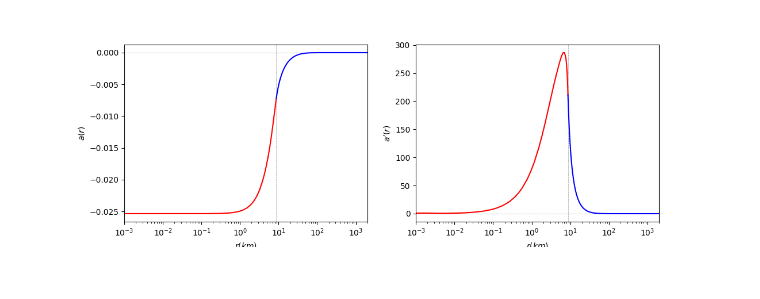
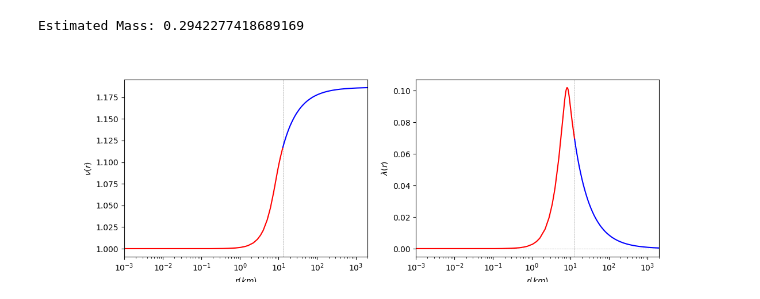
Before and after one commit to omarxz/pyTOVsolver, a Jupyter notebook: inference_M-R.ipynb, the cells around one changed output. Drawn from its saved outputs; the diff is of its cells as text; code cells hidden in the pictures.

```diff
--- a/inference_M-R.ipynb
+++ b/inference_M-R.ipynb
@@ -53,2 +21,0 @@ print(GR_mass[idx])
-# %%
-rho_c = create_r_mesh(4e14,1.778e16, 50)
@@ -74,0 +157,7 @@ rho_c
+# %%
+run_to_plot = run_name[1]
+
+for idx in range(len(combined_df.loc[run_to_plot])):
+    a_out_i = array_solutions['a_out'][(run_to_plot,idx)]
+    if abs(a_out_i[-1])>1e-10:
+        print(f"For star {idx}, a'(r_far) = {a_out_i[-1]}")
@@ -74,0 +190,23 @@ rho_c
+# %%
+idx = 39
+r_in = array_solutions['r_inside'][(run_to_plot,idx)]
+r_out = array_solutions['r_outside'][(run_to_plot,idx)]
+nu_out = array_solutions['nu_out'][(run_to_plot,idx)]
+
+
+radius = combined_df.loc[(run_to_plot, idx), 'radius']
+mass = combined_df.loc[(run_to_plot, idx), 'mass']
+rho_c = combined_df.loc[(run_to_plot, idx), 'rho_c']
+
+
+print(f"Star of rho_c = {rho_c:0.3e} ---> M,R = ({mass:0.3f} Solar Masses\t,\t {radius/1e5} km) ")
+plt.close('all')
+
+# set the figure size large enough to accommodate two side-by-side plots
+plt.figure(figsize=(12, 4))
+
+plot_full_side_by_side(r_in, r_out, radius, array_solutions['a_in'][(run_to_plot,idx)], array_solutions['a_out'][(run_to_plot,idx)], 'a(r)', subplot_index=1)
+plot_full_side_by_side(r_in, r_out, radius, array_solutions['a_prime_in'][(run_to_plot,idx)], array_solutions['a_prime_out'][(run_to_plot,idx)], 'a\'(r)', subplot_index=2)
+
+#plt.savefig("optimized_ac.pdf")
+plt.show()
@@ -75,13 +216,26 @@ rho_c
+# %%
+# chris' mass
+# Interpolate nu_out over a finer grid
+r_fine = np.linspace(r_out[0], r_out[-1], 100000)  # Define a finer grid
+nu_interp = interp1d(r_out, nu_out, kind='cubic')  # Cubic interpolation
+
+# Estimate the derivative using finite differences
+nu_prime_out = np.gradient(nu_interp(r_fine), r_fine)[-1]  # Estimate derivative at the boundary
+
+# Calculate the mass
+mass = (c**2 * r_out[-1]**2 * nu_prime_out) / (2 * G * (1 + nu_prime_out * r_out[-1])) / Msun
+print("Estimated Mass:", mass)
+# %% [output]
+Estimated Mass: 0.2942277418689169
 # %%
-idx = 19
 plt.close('all')
+
 # set the figure size large enough to accommodate two side-by-side plots
 plt.figure(figsize=(12, 4))
 
-plot_full_side_by_side(results[idx]["r_inside"], results[idx]["r_outside"], results[idx]["radius"], results[idx]["a_in"], results[idx]["a_out"], 'a(r)', subplot_index=1)
-plot_full_side_by_side(results[idx]["r_inside"], results[idx]["r_outside"], results[idx]["radius"], results[idx]["a_prime_in"]*1e5, results[idx]["a_prime_out"]*1e5, 'a\'(r)', subplot_index=2)
+plot_full_side_by_side(r_in, r_out, radius, array_solutions['nu_in'][(run_to_plot,idx)], array_solutions['nu_out'][(run_to_plot,idx)], r"\nu(r)", subplot_index=1)
+plot_full_side_by_side(r_in, r_out, radius, array_solutions['llambda_in'][(run_to_plot,idx)], array_solutions['llambda_out'][(run_to_plot,idx)], "\lambda(r)", subplot_index=2)
 
-plt.savefig("optimized_ac.pdf")
 plt.show()
 # %% [output]
-[figure, old version]
+[figure, new version]
```
Also changed, not shown: parts of 20 cells of this notebook, 13 other files.
